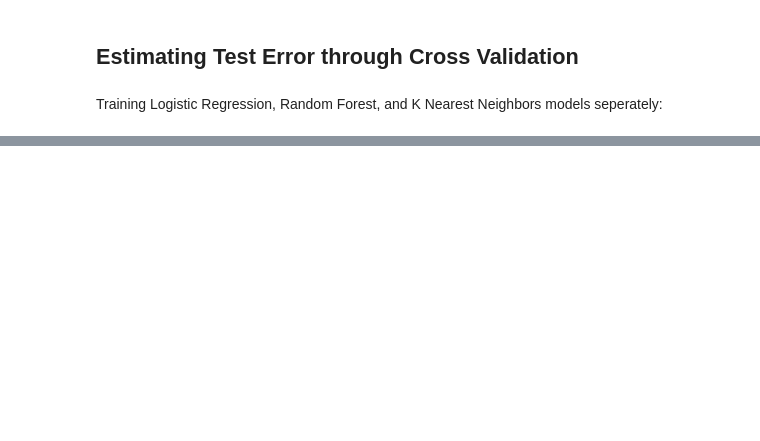
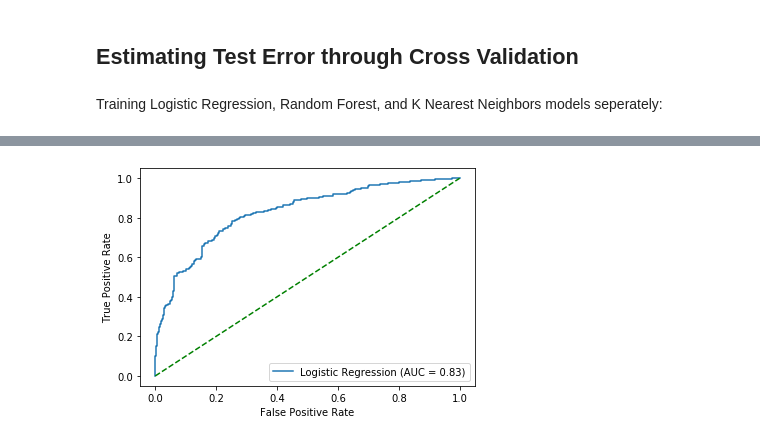
Before and after one commit to DImsirovic/cfb_game_prediction, a Jupyter notebook: modeling/model_building.ipynb, the cells around one changed output, grey strips where cells are left out. Saved outputs shown, nothing was run; the diff lists cells and outputs as text; code cells hidden in the pictures; blank space fills up the shorter version.

```diff
--- a/modeling/model_building.ipynb
+++ b/modeling/model_building.ipynb
@@ -146,0 +220,7 @@ evals
+# %%
+log_fit = log_reg.fit(new_X_train, y_train)
+metrics.plot_roc_curve(log_fit, X_test[new_features], y_test, name='Logistic Regression')
+plt.plot([0, 1], [0, 1], linestyle='dashed', color='green')
+plt.show()
+# %% [output]
+[figure, added]
```
Also changed, not shown: parts of 24 cells of this notebook.
